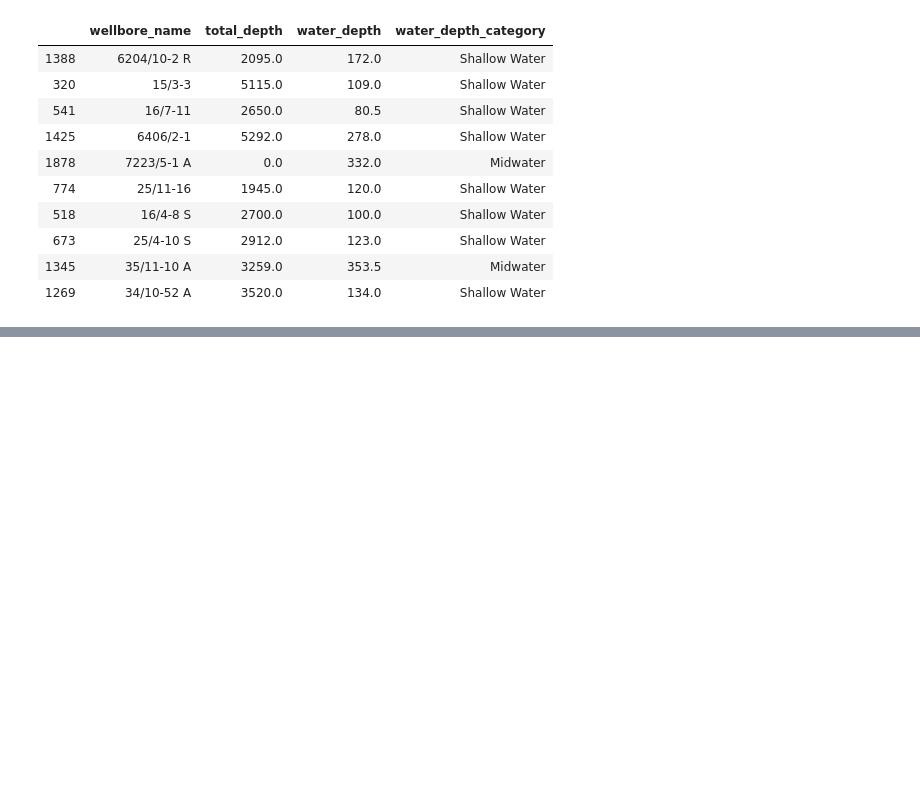
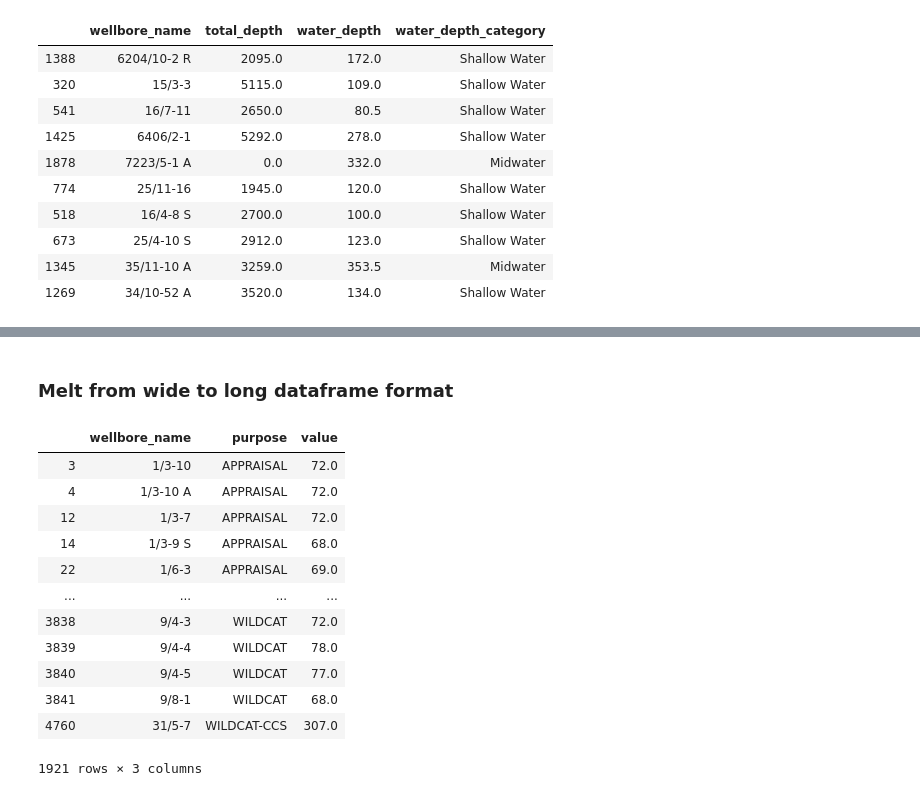
Before and after one commit to baky0905/geoscience-python, a Jupyter notebook: source/notebooks/data_cleaning_dataframes.ipynb, the cells around one changed output, grey strips where cells are left out. Cells and saved outputs as stored; diff of their text form; code cells hidden in the pictures; blank space fills up the shorter version.

```diff
--- a/source/notebooks/data_cleaning_dataframes.ipynb
+++ b/source/notebooks/data_cleaning_dataframes.ipynb
@@ -500,0 +576,24 @@ df_multiple.sample(10)
+# %% [markdown]
+### Melt from wide to long dataframe format
+# %%
+(df_pivoted
+    .melt(
+    id_vars='wellbore_name',
+    value_vars=['APPRAISAL', 'WILDCAT', 'WILDCAT-CCS']
+    )
+    .dropna(subset=["value"])
+    )
+# %% [output]
+|  | wellbore_name | purpose | value |
+| 3 | 1/3-10 | APPRAISAL | 72.0 |
+| 4 | 1/3-10 A | APPRAISAL | 72.0 |
+| 12 | 1/3-7 | APPRAISAL | 72.0 |
+| 14 | 1/3-9 S | APPRAISAL | 68.0 |
+| 22 | 1/6-3 | APPRAISAL | 69.0 |
+| ... | ... | ... | ... |
+| 3838 | 9/4-3 | WILDCAT | 72.0 |
+| 3839 | 9/4-4 | WILDCAT | 78.0 |
+| 3840 | 9/4-5 | WILDCAT | 77.0 |
+| 3841 | 9/8-1 | WILDCAT | 68.0 |
+| 4760 | 31/5-7 | WILDCAT-CCS | 307.0 |
+1921 rows × 3 columns
```
Also changed, not shown: parts of 8 cells of this notebook, 11 other files.
